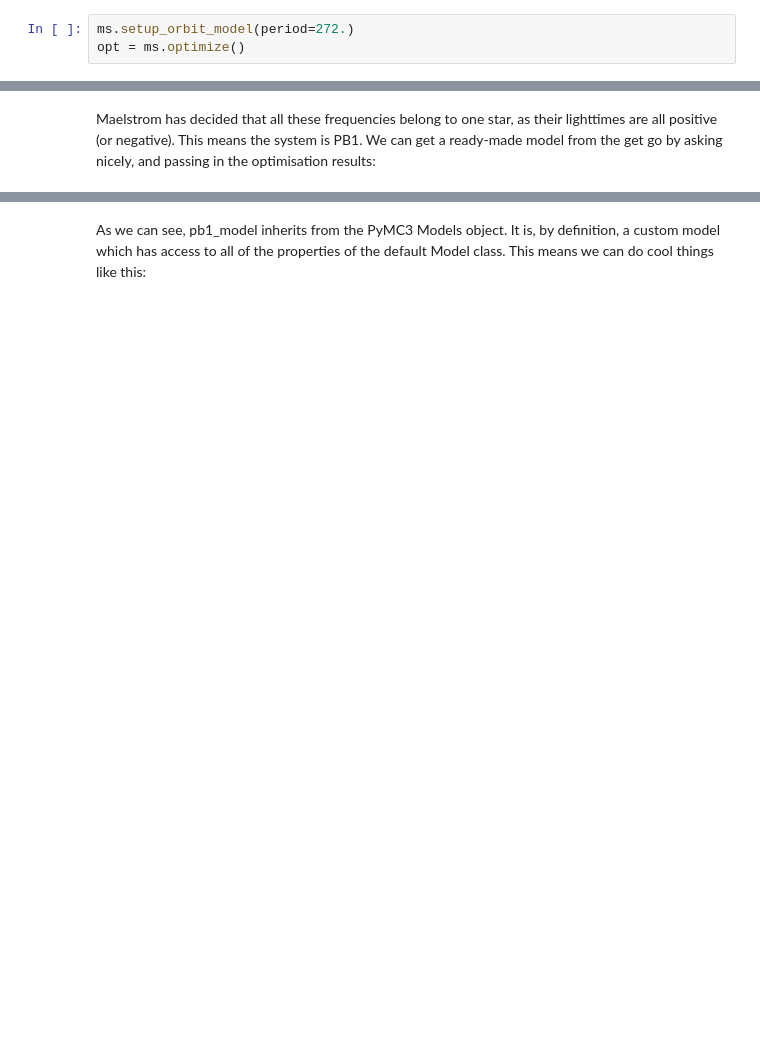
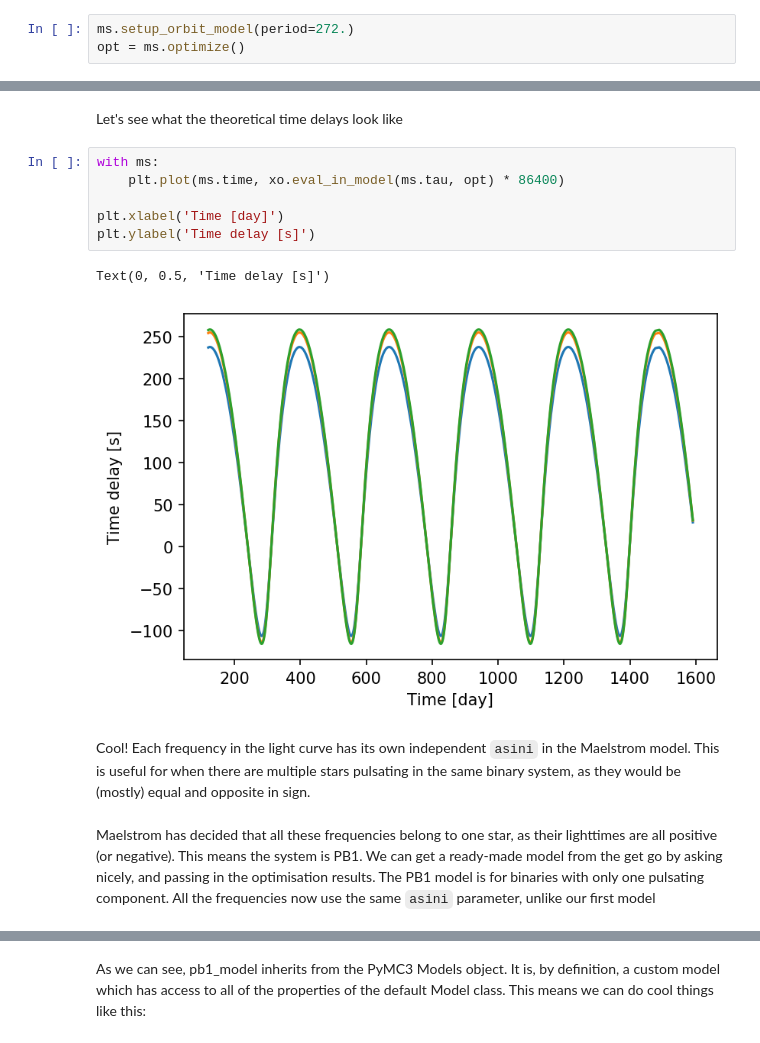
Before and after one commit to danhey/maelstrom, a Jupyter notebook: docs/notebooks/Getting started.ipynb, the cells around one changed output, grey strips where cells are left out. Drawn from its saved outputs; the diff is of its cells as text; blank space fills up the shorter version.

```diff
--- a/docs/notebooks/Getting started.ipynb
+++ b/docs/notebooks/Getting started.ipynb
@@ -61,5 +64,18 @@ opt
+# %% [markdown]
+Let's see what the theoretical time delays look like
+# %%
+with ms:
+    plt.plot(ms.time, xo.eval_in_model(ms.tau, opt) * 86400)
+
+plt.xlabel('Time [day]')
+plt.ylabel('Time delay [s]')
+# %% [output]
+Text(0, 0.5, 'Time delay [s]')
+[figure, added]
+# %% [markdown]
+Cool! Each frequency in the light curve has its own independent `asini` in the Maelstrom model. This is useful for when there are multiple stars pulsating in the same binary system, as they would be (mostly) equal and opposite in sign.
 # %% [markdown]
-Maelstrom has decided that all these frequencies belong to one star, as their lighttimes are all positive (or negative). This means the system is PB1. We can get a ready-made model from the get go by asking nicely, and passing in the optimisation results:
+Maelstrom has decided that all these frequencies belong to one star, as their lighttimes are all positive (or negative). This means the system is PB1. We can get a ready-made model from the get go by asking nicely, and passing in the optimisation results. The PB1 model is for binaries with only one pulsating component. All the frequencies now use the same `asini` parameter, unlike our first model
 # %%
 pb1_model = ms.pin_orbit_model(opt)
 pb1_model
```
Also changed, not shown: parts of 9 cells of this notebook, 7 other files.
